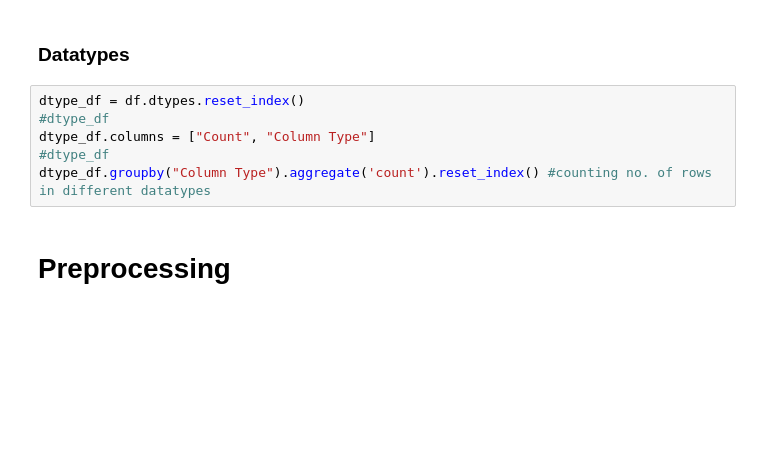
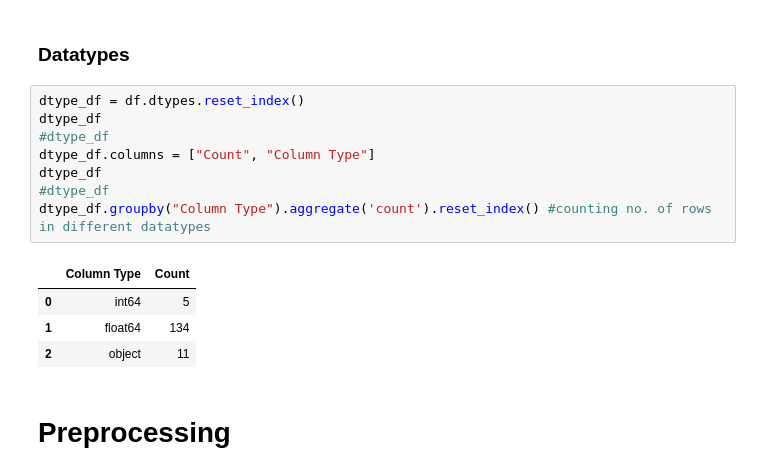
Before and after one commit to niharikadharmapuri/Young_People_Survey, a Jupyter notebook: Young_People_Survey.ipynb, the cells around one changed output. Saved outputs shown, nothing was run; the diff lists cells and outputs as text; blank space fills up the shorter version.

```diff
--- a/Young_People_Survey.ipynb
+++ b/Young_People_Survey.ipynb
@@ -64,10 +83,17 @@ df.plot.scatter(x='Age', y='Empathy', color='c', title='scatter plot : Age vs Em
 ### Datatypes
 # %%
 dtype_df = df.dtypes.reset_index()
+dtype_df
 #dtype_df
 dtype_df.columns = ["Count", "Column Type"]
+dtype_df
 #dtype_df
 dtype_df.groupby("Column Type").aggregate('count').reset_index() #counting no. of rows in different datatypes
+# %% [output]
+|  | Column Type | Count |
+| 0 | int64 | 5 |
+| 1 | float64 | 134 |
+| 2 | object | 11 |
 # %% [markdown]
 # Preprocessing
 # %% [markdown]
```
Also changed, not shown: parts of 20 cells of this notebook, 1 other file.
